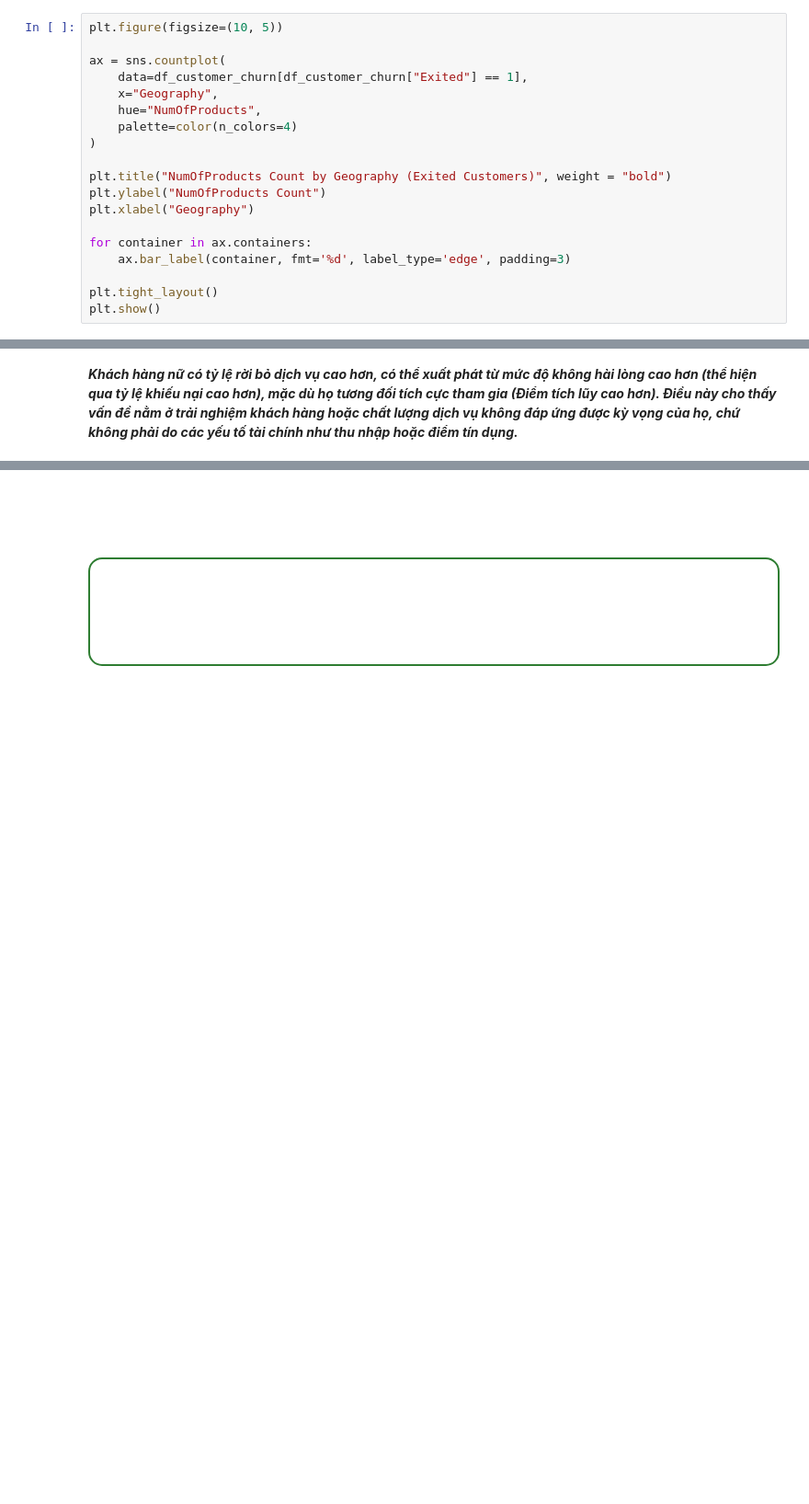
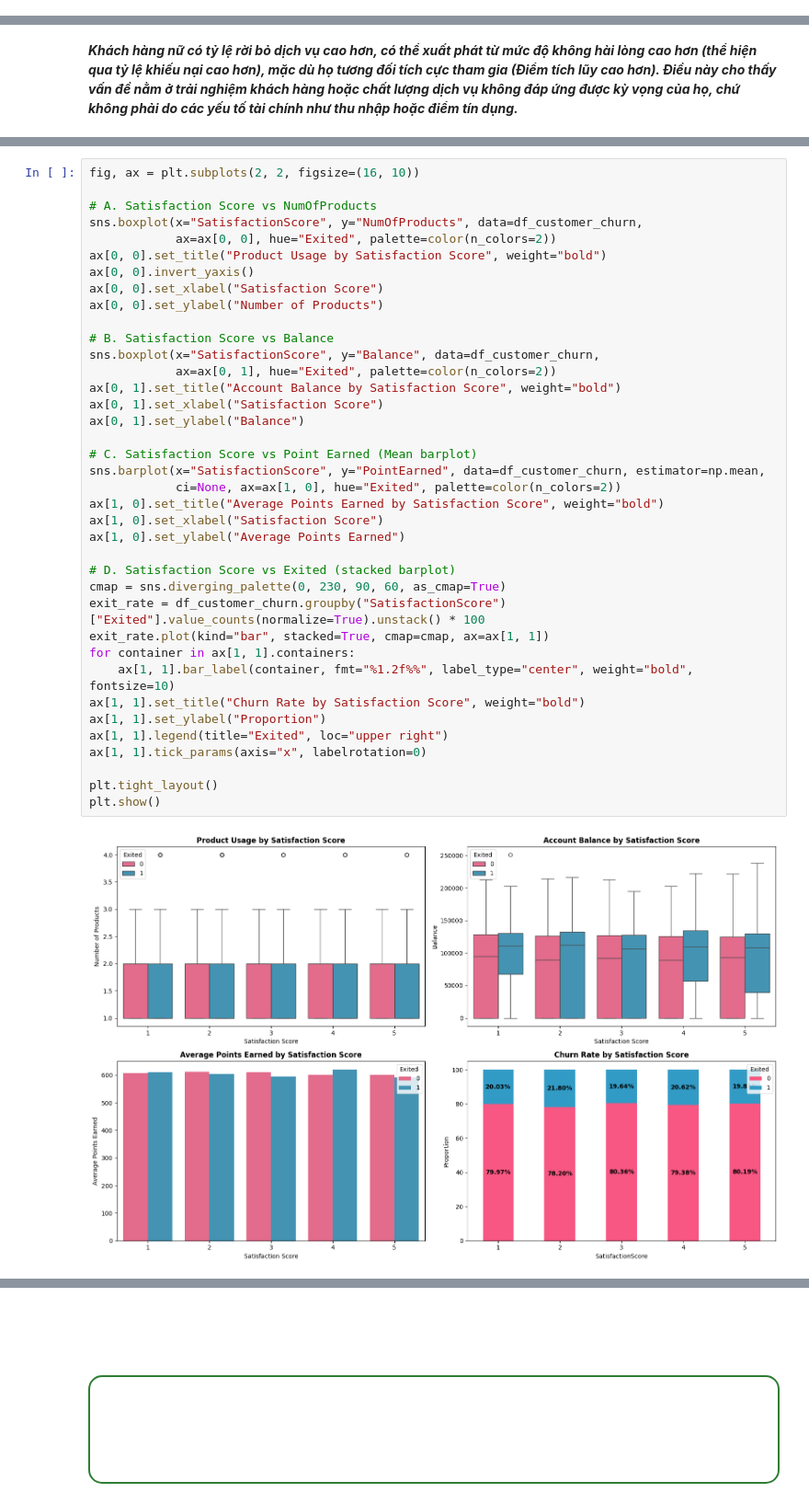
Before and after one commit to daominhthuan42/mindx-data-analytics-bootcamp, a Jupyter notebook: 01_MODULE_2/FINAL_PROJECT/Customer_churn.ipynb, the cells around one changed output, grey strips where cells are left out. Shown at 92% size. Cells and saved outputs as stored; diff of their text form; blank space fills up the shorter version.

```diff
--- a/01_MODULE_2/FINAL_PROJECT/Customer_churn.ipynb
+++ b/01_MODULE_2/FINAL_PROJECT/Customer_churn.ipynb
@@ -2036,19 +2020,0 @@ plt.show()
-# %%
-plt.figure(figsize=(10, 5))
-
-ax = sns.countplot(
-    data=df_customer_churn[df_customer_churn["Exited"] == 1],
-    x="Geography",
-    hue="NumOfProducts",
-    palette=color(n_colors=4)
-)
-
-plt.title("NumOfProducts Count by Geography (Exited Customers)", weight = "bold")
-plt.ylabel("NumOfProducts Count")
-plt.xlabel("Geography")
-
-for container in ax.containers:
-    ax.bar_label(container, fmt='%d', label_type='edge', padding=3)
-
-plt.tight_layout()
-plt.show()
@@ -2154,0 +2112,40 @@ plt.show()
+# %%
+fig, ax = plt.subplots(2, 2, figsize=(16, 10))
+
+# A. Satisfaction Score vs NumOfProducts
+sns.boxplot(x="SatisfactionScore", y="NumOfProducts", data=df_customer_churn,
+            ax=ax[0, 0], hue="Exited", palette=color(n_colors=2))
+ax[0, 0].set_title("Product Usage by Satisfaction Score", weight="bold")
+ax[0, 0].invert_yaxis()
+ax[0, 0].set_xlabel("Satisfaction Score")
+ax[0, 0].set_ylabel("Number of Products")
+
+# B. Satisfaction Score vs Balance
+sns.boxplot(x="SatisfactionScore", y="Balance", data=df_customer_churn,
+            ax=ax[0, 1], hue="Exited", palette=color(n_colors=2))
+ax[0, 1].set_title("Account Balance by Satisfaction Score", weight="bold")
+ax[0, 1].set_xlabel("Satisfaction Score")
+ax[0, 1].set_ylabel("Balance")
+
+# C. Satisfaction Score vs Point Earned (Mean barplot)
+sns.barplot(x="SatisfactionScore", y="PointEarned", data=df_customer_churn, estimator=np.mean,
+            ci=None, ax=ax[1, 0], hue="Exited", palette=color(n_colors=2))
+ax[1, 0].set_title("Average Points Earned by Satisfaction Score", weight="bold")
+ax[1, 0].set_xlabel("Satisfaction Score")
+ax[1, 0].set_ylabel("Average Points Earned")
+
+# D. Satisfaction Score vs Exited (stacked barplot)
+cmap = sns.diverging_palette(0, 230, 90, 60, as_cmap=True)
+exit_rate = df_customer_churn.groupby("SatisfactionScore")["Exited"].value_counts(normalize=True).unstack() * 100
+exit_rate.plot(kind="bar", stacked=True, cmap=cmap, ax=ax[1, 1])
+for container in ax[1, 1].containers:
+    ax[1, 1].bar_label(container, fmt="%1.2f%%", label_type="center", weight="bold", fontsize=10)
+ax[1, 1].set_title("Churn Rate by Satisfaction Score", weight="bold")
+ax[1, 1].set_ylabel("Proportion")
+ax[1, 1].legend(title="Exited", loc="upper right")
+ax[1, 1].tick_params(axis="x", labelrotation=0)
+
+plt.tight_layout()
+plt.show()
+# %% [output]
+[figure, added]
```
Also changed, not shown: parts of 34 cells of this notebook, 39 other files.
